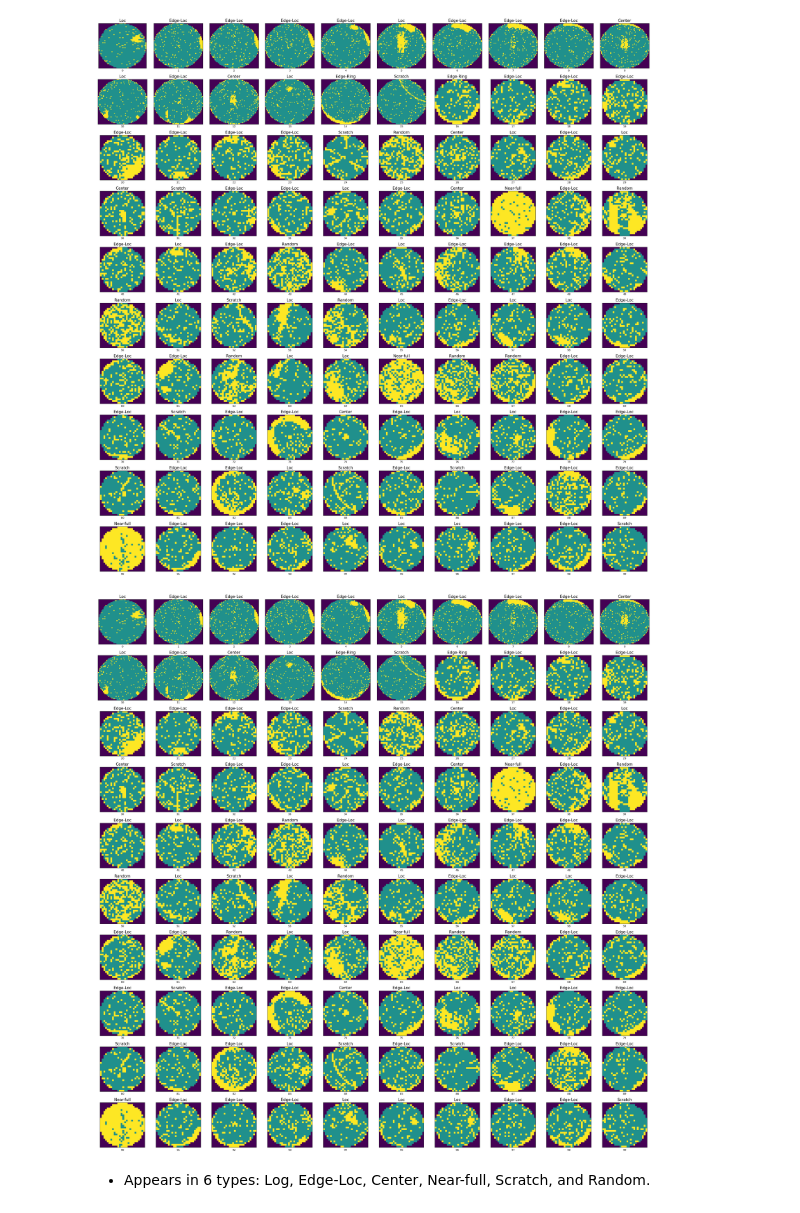
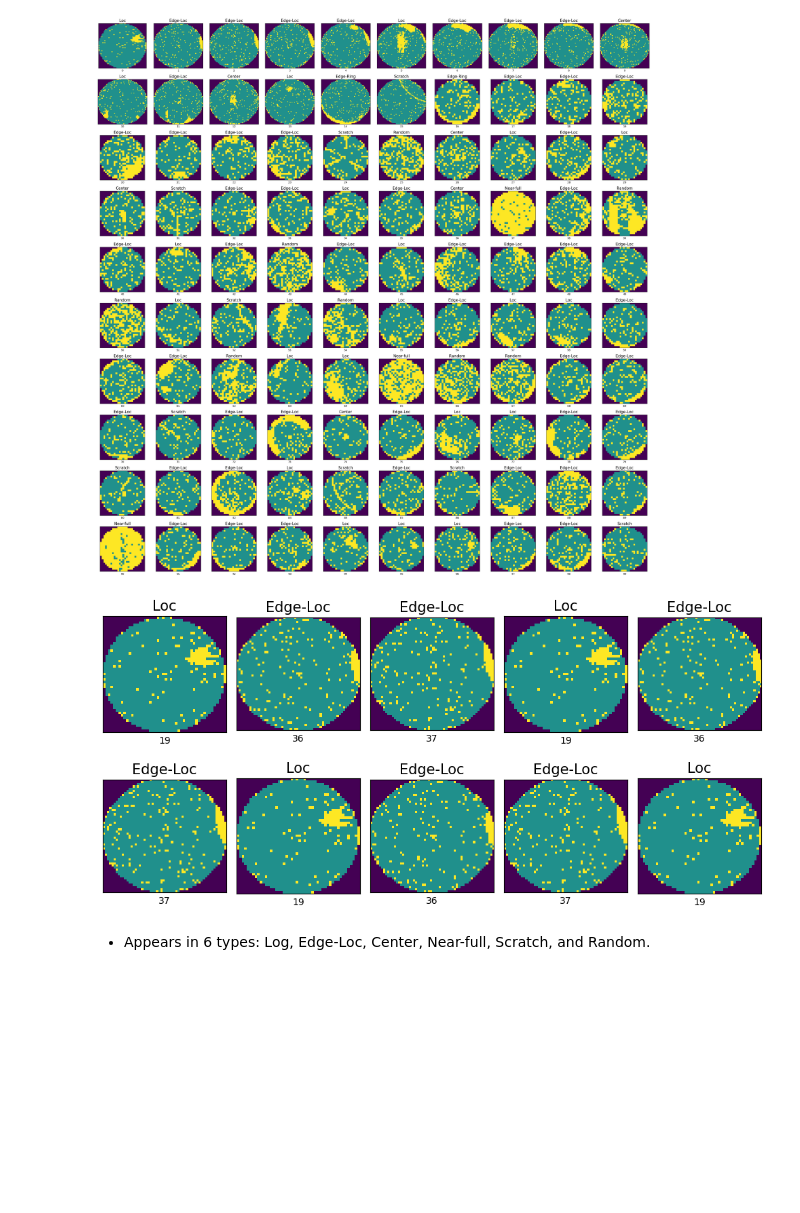
Before and after one commit to jonaschen16/wafermap, a Jupyter notebook: WM_811k_Wafermap_show.ipynb, the cells around one changed output. Saved outputs shown, nothing was run; the diff lists cells and outputs as text; code cells hidden in the pictures; blank space fills up the shorter version.

```diff
--- a/WM_811k_Wafermap_show.ipynb
+++ b/WM_811k_Wafermap_show.ipynb
@@ -135,25 +135,3 @@ memory usage: 37.1+ MB
 # %% [markdown]
 - This dataset consists of information such as dieSize, lotName, waferIndex, and 811457 wafermaps.
 - Both the training set and the test set have already been classified by experts. However, here it was ignored and redesigned.
-# %%
-# list defect pattern
-
-print('listing...')
-n = np.size(df, axis=0)
-with open('map_defect_list.csv', 'w') as file1:
-    file1.write('map#,defect\n')
-    for i in range(0, n):
-        pattern = 0
-
-        if 'none' in df['failureType'][i] or len(df['failureType'][i]) == 0:
-            pattern = 0
-        else:
-            #print(i)
-            file1.write(str(i))
-            for ft in df['failureType'][i]:
-            #    print(',', ft[0])
-                file1.write(',' + ft[0])
-            file1.write('\n')
-
-
-print('done')
@@ -318,19 +310,24 @@ plt.show()
 # %% [output]
 [figure]
 # %%
-fig, ax = plt.subplots(nrows = 10, ncols = 10, figsize=(30, 30))
+map_list = [19,36,37,19,36,37,19,36,37,19]
+
+fig, ax = plt.subplots(nrows = 2, ncols = 5, figsize=(10,5))
 ax = ax.ravel(order='C')
-for i in range(100):
-    img = df_withpattern.waferMap[i]
+i = 0
+for m in map_list:
+    img = df.waferMap[m]
     ax[i].imshow(img)
-    ax[i].set_title(df_withpattern.failureType[i][0][0], fontsize=15)
-    ax[i].set_xlabel(df_withpattern.index[i], fontsize=10)
+    ax[i].set_title(df.failureType[m][0][0], fontsize=15)
+    ax[i].set_xlabel(df.index[m], fontsize=10)
     ax[i].set_xticks([])
     ax[i].set_yticks([])
+    i = i+1
+
 plt.tight_layout()
 plt.show()
 # %% [output]
-[figure, old version]
+[figure, new version]
 # %% [markdown]
 - Appears in 6 types: Log, Edge-Loc, Center, Near-full, Scratch, and Random.
 # %%
```
Also changed, not shown: parts of 5 cells of this notebook.
